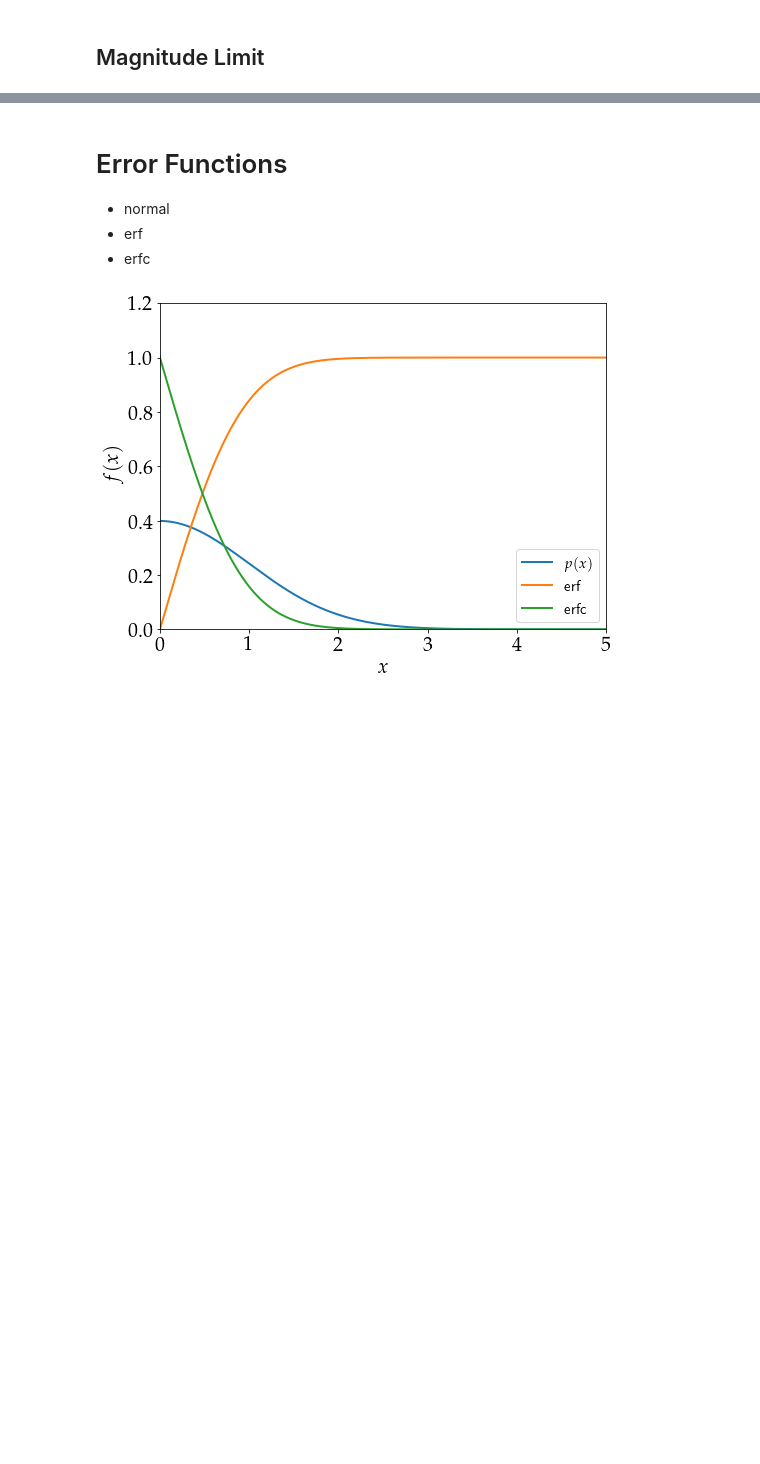
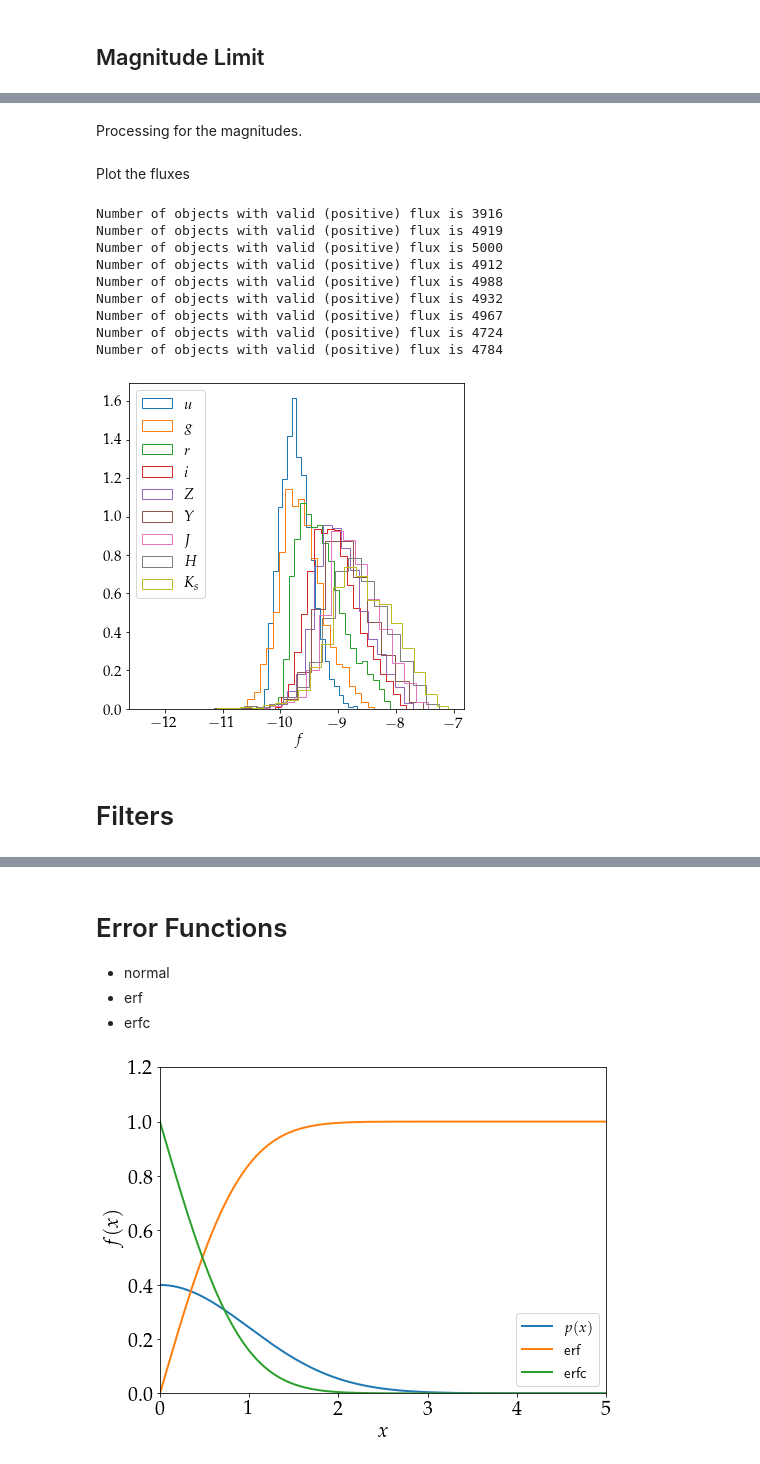
Before and after one commit to Harry45/BHM-nz, a Jupyter notebook: bhm/playground.ipynb, the cells around one changed output, grey strips where cells are left out. Drawn from its saved outputs; the diff is of its cells as text; code cells hidden in the pictures; blank space fills up the shorter version.

```diff
--- a/bhm/playground.ipynb
+++ b/bhm/playground.ipynb
@@ -246,0 +266,10 @@ df_mag_lim.head()
+# %%
+test_mag = df_mag.iloc[0:NOBJECTS].copy()
+test_magerr = df_magerr.iloc[0:NOBJECTS].copy()
+test_maglim = df_mag_lim.iloc[0:NOBJECTS].copy()
+test_flux = df_flux.iloc[0:NOBJECTS].copy()
+test_flux_err = df_flux_err.iloc[0:NOBJECTS].copy()
+
+columns_mult = ['Z', 'Y', 'J', 'H', 'Ks']
+columns_mult_flux = [f'FLUX_GAAP_{i}' for i in columns_mult]
+columns_mult_fluxerr = [f'FLUXERR_GAAP_{i}' for i in columns_mult]
@@ -246,0 +278,3 @@ df_mag_lim.head()
+# %%
+test_flux[columns_mult_flux] *= 10**(-0.4 * 30)
+test_flux_err[columns_mult_fluxerr] *= 10**(-0.4 * 30)
@@ -246,0 +290,10 @@ df_mag_lim.head()
+# %% [markdown]
+Processing for the magnitudes.
+# %%
+condition_1 = test_mag.values  > test_maglim.values
+condition_2 = test_magerr.values > 1.0
+condition_3 = test_flux.values < 0.0
+# %%
+test_mag[condition_1 & condition_2 & condition_3] = 99.0
+# %% [markdown]
+Plot the fluxes
@@ -246,0 +302,25 @@ df_mag_lim.head()
+# %%
+plt.figure(figsize=(6, 6))
+for i in range(9):
+    fluxvalues = test_flux.values[:,i][test_mag.values[:,i] != 99.0]
+    print(f'Number of objects with valid (positive) flux is {fluxvalues.shape[0]}')
+    plt.hist(np.log10(fluxvalues), density=True, bins=20, histtype='step', label = f'{labels[i]}')
+plt.xlabel(r'$f$', fontsize=15)
+plt.tick_params(axis="x", labelsize=15)
+plt.tick_params(axis="y", labelsize=15)
+plt.legend(loc = 'best',prop={'family':'sans-serif', 'size':15})
+# plt.savefig('/home/harry/Desktop/scaled_flux.pdf', bbox_inches = 'tight')
+plt.show()
+# %% [output]
+Number of objects with valid (positive) flux is 3916
+Number of objects with valid (positive) flux is 4919
+Number of objects with valid (positive) flux is 5000
+Number of objects with valid (positive) flux is 4912
+Number of objects with valid (positive) flux is 4988
+Number of objects with valid (positive) flux is 4932
+Number of objects with valid (positive) flux is 4967
+Number of objects with valid (positive) flux is 4724
+Number of objects with valid (positive) flux is 4784
+[figure, added]
+# %% [markdown]
+# Filters
```
Also changed, not shown: parts of 34 cells of this notebook, 19 other files.
